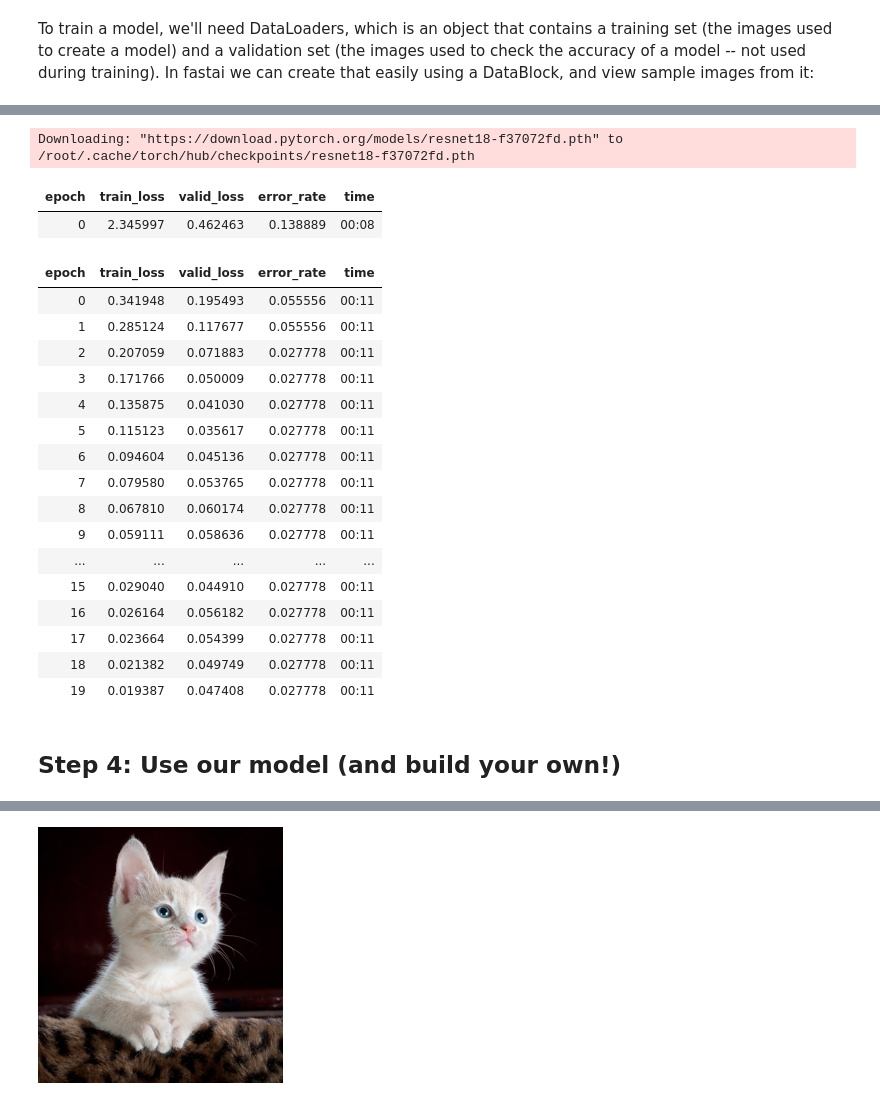
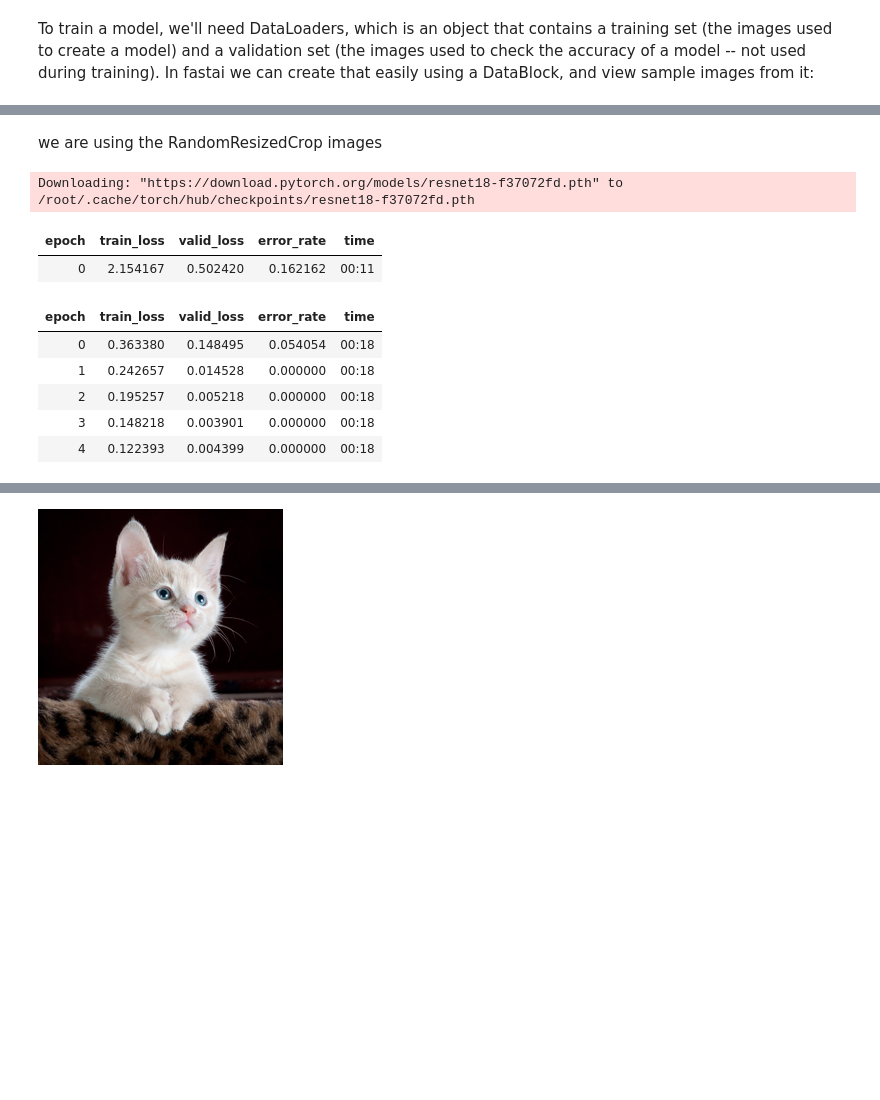
Before and after one commit to mahtabsyed/deeplearning-fastai, a Jupyter notebook: 1-deep-learning-pytorch-fastai-image-class.ipynb, the cells around one changed output, grey strips where cells are left out. Drawn from its saved outputs; the diff is of its cells as text; code cells hidden in the pictures; blank space fills up the shorter version.

```diff
--- a/1-deep-learning-pytorch-fastai-image-class.ipynb
+++ b/1-deep-learning-pytorch-fastai-image-class.ipynb
@@ -116,0 +119,8 @@ len(failed)
+# %%
+orig_images = DataBlock(
+    blocks=(ImageBlock, CategoryBlock),
+    get_items=get_image_files,
+    splitter=RandomSplitter(valid_pct=0.2, seed=42),
+    get_y=parent_label,
+    item_tfms=[Resize(192, method='squish')]
+)
@@ -116,0 +145,3 @@ len(failed)
+# %%
+rrc_images = orig_images.new(item_tfms=RandomResizedCrop(192, min_scale=0.5), batch_tfms=aug_transforms())
+rrc_dls = rrc_images.dataloaders(path, bs=32)
@@ -131,27 +156,16 @@ dls.show_batch(max_n=12)
+# %% [markdown]
+we are using the RandomResizedCrop images
 # %%
-learn = vision_learner(dls, resnet18, metrics=error_rate)
-# for 20 epochs as its a more complicated classifictaion as just between bird and forest
-learn.fine_tune(20)
+learn = vision_learner(rrc_dls, resnet18, metrics=error_rate)
+# for 5 epochs as its a more complicated classifictaion as just between bird and forest
+learn.fine_tune(5)
 # %% [output]
 Downloading: "https://download.pytorch.org/models/resnet18-f37072fd.pth" to /root/.cache/torch/hub/checkpoints/resnet18-f37072fd.pth
 | epoch | train_loss | valid_loss | error_rate | time |
-| 0 | 2.345997 | 0.462463 | 0.138889 | 00:08 |
+| 0 | 2.154167 | 0.502420 | 0.162162 | 00:11 |
 | epoch | train_loss | valid_loss | error_rate | time |
-| 0 | 0.341948 | 0.195493 | 0.055556 | 00:11 |
-| 1 | 0.285124 | 0.117677 | 0.055556 | 00:11 |
-| 2 | 0.207059 | 0.071883 | 0.027778 | 00:11 |
-| 3 | 0.171766 | 0.050009 | 0.027778 | 00:11 |
-| 4 | 0.135875 | 0.041030 | 0.027778 | 00:11 |
-| 5 | 0.115123 | 0.035617 | 0.027778 | 00:11 |
-| 6 | 0.094604 | 0.045136 | 0.027778 | 00:11 |
-| 7 | 0.079580 | 0.053765 | 0.027778 | 00:11 |
-| 8 | 0.067810 | 0.060174 | 0.027778 | 00:11 |
-| 9 | 0.059111 | 0.058636 | 0.027778 | 00:11 |
-| ... | ... | ... | ... | ... |
-| 15 | 0.029040 | 0.044910 | 0.027778 | 00:11 |
-| 16 | 0.026164 | 0.056182 | 0.027778 | 00:11 |
-| 17 | 0.023664 | 0.054399 | 0.027778 | 00:11 |
-| 18 | 0.021382 | 0.049749 | 0.027778 | 00:11 |
-| 19 | 0.019387 | 0.047408 | 0.027778 | 00:11 |
+| 0 | 0.363380 | 0.148495 | 0.054054 | 00:18 |
+| 1 | 0.242657 | 0.014528 | 0.000000 | 00:18 |
+| 2 | 0.195257 | 0.005218 | 0.000000 | 00:18 |
+| 3 | 0.148218 | 0.003901 | 0.000000 | 00:18 |
+| 4 | 0.122393 | 0.004399 | 0.000000 | 00:18 |
-# %% [markdown]
-## Step 4: Use our model (and build your own!)
```
Also changed, not shown: parts of 31 cells of this notebook, 11 other files.
